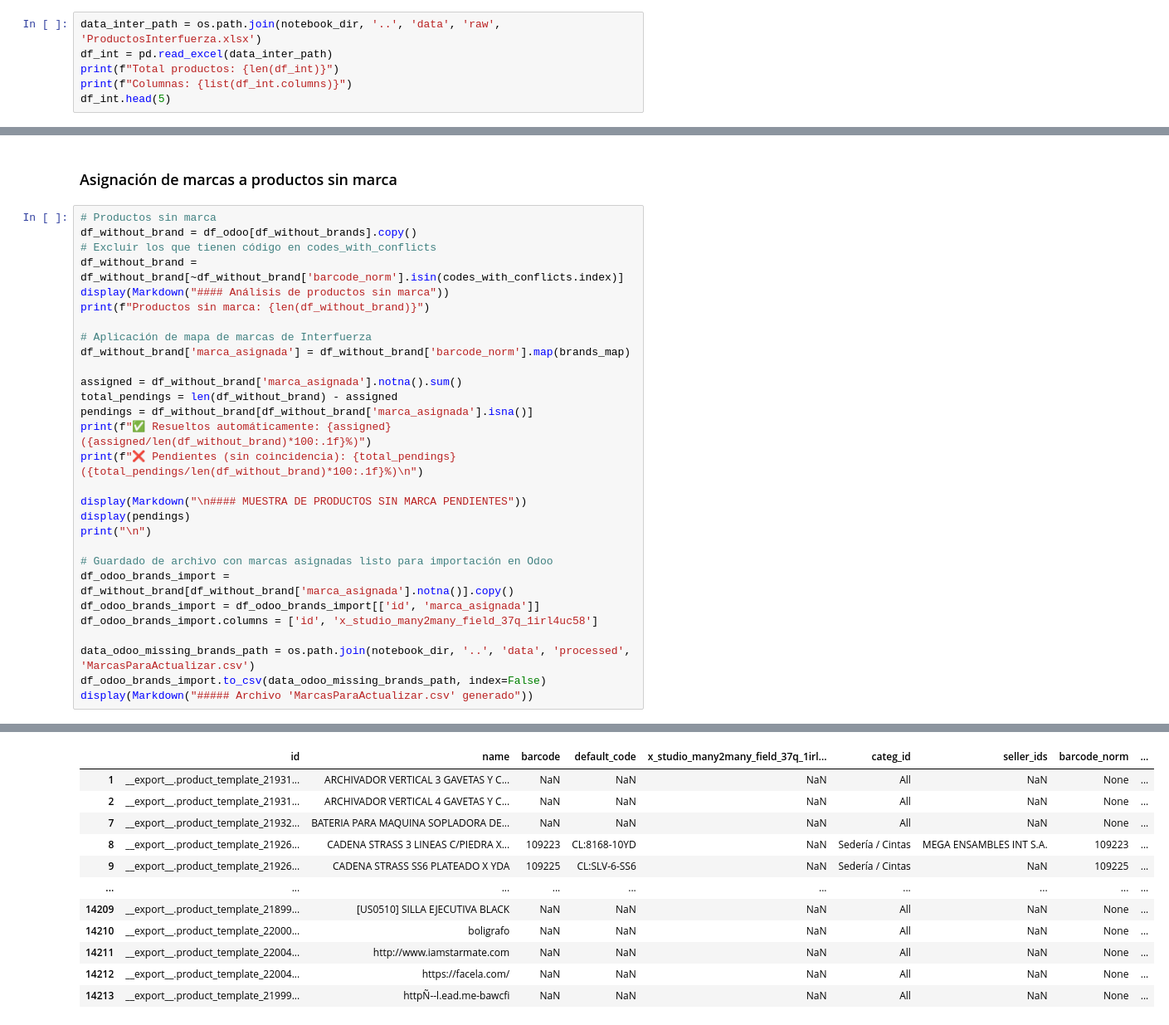
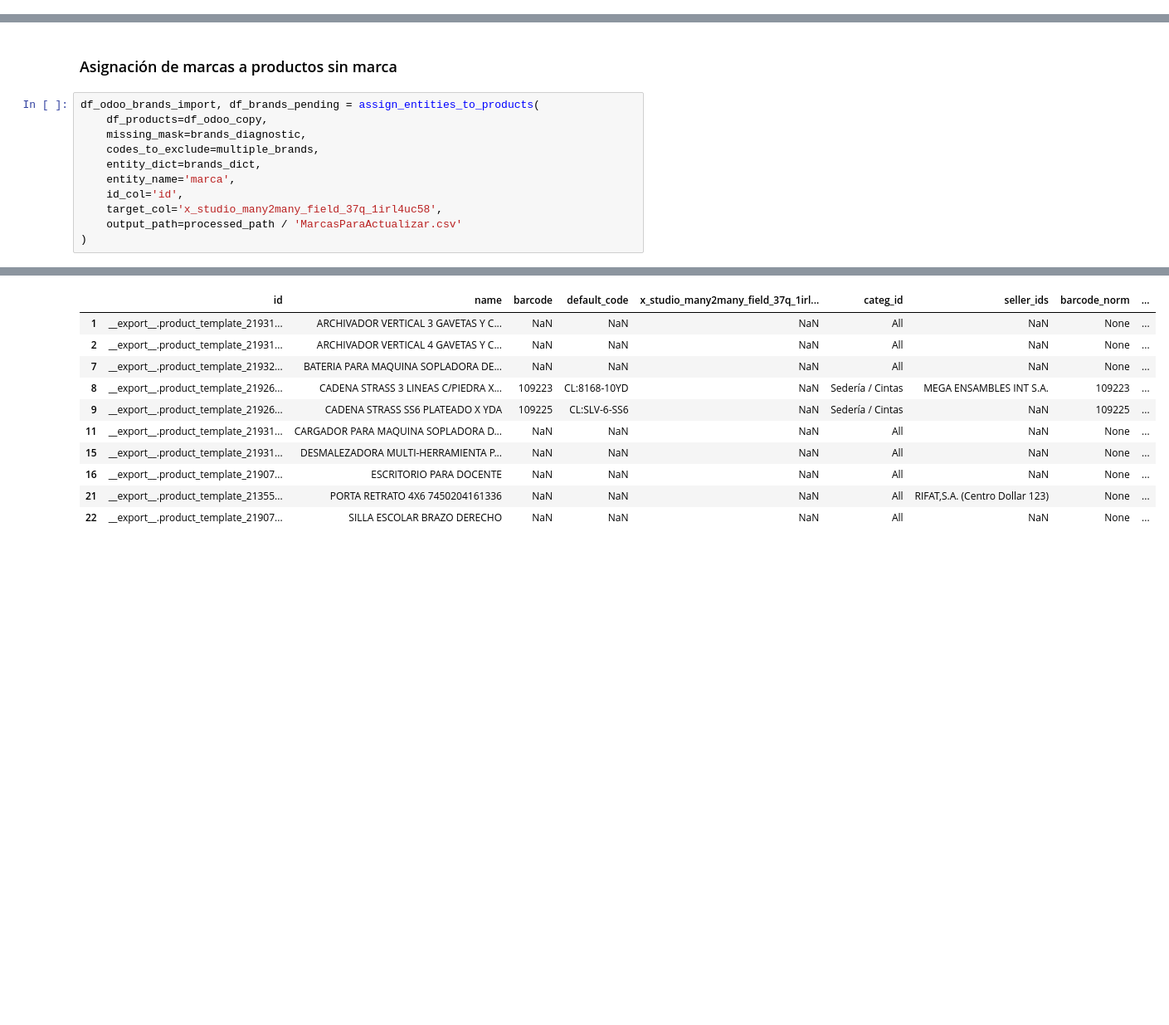
Before and after one commit to JahirCDev/ProjectStandardization, a Jupyter notebook: notebooks/OdooBrands.ipynb, the cells around one changed output, grey strips where cells are left out. Shown at 83% size. Saved outputs shown, nothing was run; the diff lists cells and outputs as text; blank space fills up the shorter version.

Commit message:
refactor(brands): Moved several functions to imports.py, rename variables and add display-markdown for better titles designs

```diff
--- a/notebooks/OdooBrands.ipynb
+++ b/notebooks/OdooBrands.ipynb
@@ -40,6 +50,0 @@ Columnas: ['id', 'name', 'barcode', 'default_code', 'x_studio_many2many_field_37
-# %%
-data_inter_path = os.path.join(notebook_dir, '..', 'data', 'raw', 'ProductosInterfuerza.xlsx')
-df_int = pd.read_excel(data_inter_path)
-print(f"Total productos: {len(df_int)}")
-print(f"Columnas: {list(df_int.columns)}")
-df_int.head(5)
@@ -376,33 +292,15 @@ RESULTADOS:
 # %% [markdown]
 ### Asignación de marcas a productos sin marca
 # %%
-# Productos sin marca
-df_without_brand = df_odoo[df_without_brands].copy()
-# Excluir los que tienen código en codes_with_conflicts
-df_without_brand = df_without_brand[~df_without_brand['barcode_norm'].isin(codes_with_conflicts.index)]
-display(Markdown("#### Análisis de productos sin marca"))
-print(f"Productos sin marca: {len(df_without_brand)}")
-
-# Aplicación de mapa de marcas de Interfuerza
-df_without_brand['marca_asignada'] = df_without_brand['barcode_norm'].map(brands_map)
-
-assigned = df_without_brand['marca_asignada'].notna().sum()
-total_pendings = len(df_without_brand) - assigned
-pendings = df_without_brand[df_without_brand['marca_asignada'].isna()]
-print(f"✅ Resueltos automáticamente: {assigned} ({assigned/len(df_without_brand)*100:.1f}%)")
-print(f"❌ Pendientes (sin coincidencia): {total_pendings} ({total_pendings/len(df_without_brand)*100:.1f}%)\n")
-
-display(Markdown("\n#### MUESTRA DE PRODUCTOS SIN MARCA PENDIENTES"))
-display(pendings)
-print("\n")
-
-# Guardado de archivo con marcas asignadas listo para importación en Odoo
-df_odoo_brands_import = df_without_brand[df_without_brand['marca_asignada'].notna()].copy()
-df_odoo_brands_import = df_odoo_brands_import[['id', 'marca_asignada']]
-df_odoo_brands_import.columns = ['id', 'x_studio_many2many_field_37q_1irl4uc58']
-
-data_odoo_missing_brands_path = os.path.join(notebook_dir, '..', 'data', 'processed', 'MarcasParaActualizar.csv')
-df_odoo_brands_import.to_csv(data_odoo_missing_brands_path, index=False)
-display(Markdown("##### Archivo 'MarcasParaActualizar.csv' generado"))
+df_odoo_brands_import, df_brands_pending = assign_entities_to_products(
+    df_products=df_odoo_copy,
+    missing_mask=brands_diagnostic,
+    codes_to_exclude=multiple_brands,
+    entity_dict=brands_dict,
+    entity_name='marca',
+    id_col='id',
+    target_col='x_studio_many2many_field_37q_1irl4uc58',
+    output_path=processed_path / 'MarcasParaActualizar.csv'
+)
 # %% [output]
 #### Análisis de productos sin marca
@@ -410,16 +308,15 @@ Productos sin marca: 6954
 ✅ Resueltos automáticamente: 6136 (88.2%)
 ❌ Pendientes (sin coincidencia): 818 (11.8%)
 
 #### MUESTRA DE PRODUCTOS SIN MARCA PENDIENTES
 |  | id | name | barcode | default_code | x_studio_many2many_field_37q_1irl... | categ_id | seller_ids | barcode_norm | ... |
 | 1 | __export__.product_template_21931... | ARCHIVADOR VERTICAL 3 GAVETAS Y C... | NaN | NaN | NaN | All | NaN | None | ... |
 | 2 | __export__.product_template_21931... | ARCHIVADOR VERTICAL 4 GAVETAS Y C... | NaN | NaN | NaN | All | NaN | None | ... |
 | 7 | __export__.product_template_21932... | BATERIA PARA MAQUINA SOPLADORA DE... | NaN | NaN | NaN | All | NaN | None | ... |
 | 8 | __export__.product_template_21926... | CADENA STRASS 3 LINEAS C/PIEDRA X... | 109223 | CL:8168-10YD | NaN | Sedería / Cintas | MEGA ENSAMBLES INT S.A. | 109223 | ... |
 | 9 | __export__.product_template_21926... | CADENA STRASS SS6 PLATEADO X YDA | 109225 | CL:SLV-6-SS6 | NaN | Sedería / Cintas | NaN | 109225 | ... |
-| ... | ... | ... | ... | ... | ... | ... | ... | ... | ... |
-| 14209 | __export__.product_template_21899... | [US0510] SILLA EJECUTIVA BLACK | NaN | NaN | NaN | All | NaN | None | ... |
-| 14210 | __export__.product_template_22000... | boligrafo | NaN | NaN | NaN | All | NaN | None | ... |
-| 14211 | __export__.product_template_22004... | http://www.iamstarmate.com | NaN | NaN | NaN | All | NaN | None | ... |
-| 14212 | __export__.product_template_22004... | https://facela.com/ | NaN | NaN | NaN | All | NaN | None | ... |
-| 14213 | __export__.product_template_21999... | httpÑ--l.ead.me-bawcfi | NaN | NaN | NaN | All | NaN | None | ... |
+| 11 | __export__.product_template_21931... | CARGADOR PARA MAQUINA SOPLADORA D... | NaN | NaN | NaN | All | NaN | None | ... |
+| 15 | __export__.product_template_21931... | DESMALEZADORA MULTI-HERRAMIENTA P... | NaN | NaN | NaN | All | NaN | None | ... |
+| 16 | __export__.product_template_21907... | ESCRITORIO PARA DOCENTE | NaN | NaN | NaN | All | NaN | None | ... |
+| 21 | __export__.product_template_21355... | PORTA RETRATO 4X6 7450204161336 | NaN | NaN | NaN | All | RIFAT,S.A. (Centro Dollar 123) | None | ... |
+| 22 | __export__.product_template_21907... | SILLA ESCOLAR BRAZO DERECHO | NaN | NaN | NaN | All | NaN | None | ... |
```
Also changed, not shown: parts of 17 cells of this notebook, 1 other file.
